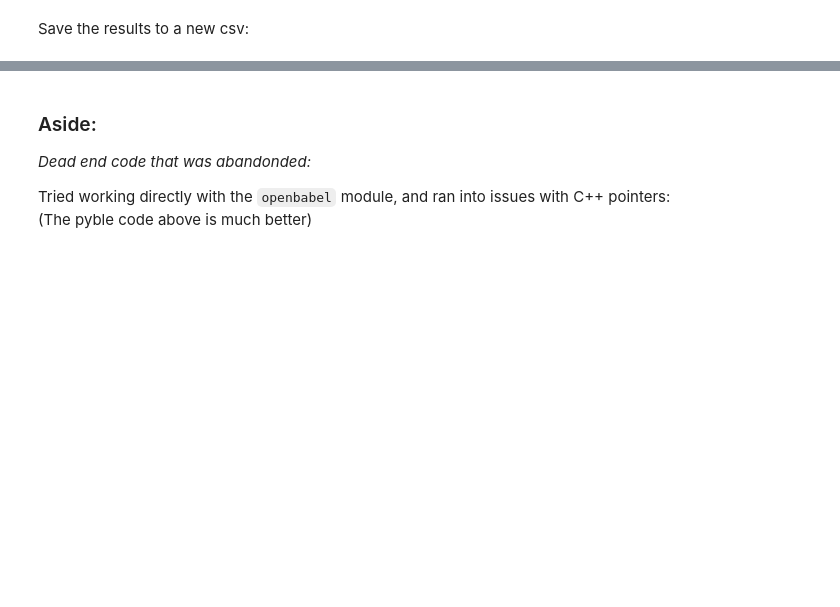
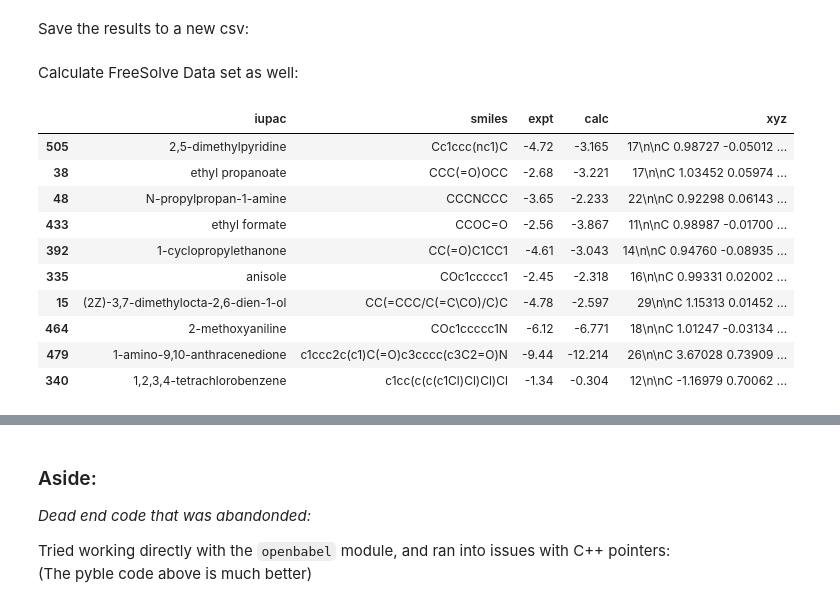
Before and after one commit to diogoviveiros/ai-group-4d-or-2d, a Jupyter notebook: Generating 3D Structures.ipynb, the cells around one changed output, grey strips where cells are left out. Saved outputs shown, nothing was run; the diff lists cells and outputs as text; code cells hidden in the pictures; blank space fills up the shorter version.

```diff
--- a/Generating 3D Structures.ipynb
+++ b/Generating 3D Structures.ipynb
@@ -190,3 +190,21 @@ But doesn't seem to have cause any problems.
 Save the results to a new csv:
 # %%
 data.to_csv('./data/HIV_with_3D.csv')
+# %% [markdown]
+Calculate FreeSolve Data set as well:
+# %%
+freesolv_samp = pd.read_csv('./data/FreeSolv.csv').sample(10)
+freesolv_samp = gen_3D_strings(freesolv_samp, 'smiles')
+freesolv_samp
+# %% [output]
+|  | iupac | smiles | expt | calc | xyz |
+| 505 | 2,5-dimethylpyridine | Cc1ccc(nc1)C | -4.72 | -3.165 | 17\n\nC 0.98727 -0.05012 ... |
+| 38 | ethyl propanoate | CCC(=O)OCC | -2.68 | -3.221 | 17\n\nC 1.03452 0.05974 ... |
+| 48 | N-propylpropan-1-amine | CCCNCCC | -3.65 | -2.233 | 22\n\nC 0.92298 0.06143 ... |
+| 433 | ethyl formate | CCOC=O | -2.56 | -3.867 | 11\n\nC 0.98987 -0.01700 ... |
+| 392 | 1-cyclopropylethanone | CC(=O)C1CC1 | -4.61 | -3.043 | 14\n\nC 0.94760 -0.08935 ... |
+| 335 | anisole | COc1ccccc1 | -2.45 | -2.318 | 16\n\nC 0.99331 0.02002 ... |
+| 15 | (2Z)-3,7-dimethylocta-2,6-dien-1-ol | CC(=CCC/C(=C\CO)/C)C | -4.78 | -2.597 | 29\n\nC 1.15313 0.01452 ... |
+| 464 | 2-methoxyaniline | COc1ccccc1N | -6.12 | -6.771 | 18\n\nC 1.01247 -0.03134 ... |
+| 479 | 1-amino-9,10-anthracenedione | c1ccc2c(c1)C(=O)c3cccc(c3C2=O)N | -9.44 | -12.214 | 26\n\nC 3.67028 0.73909 ... |
+| 340 | 1,2,3,4-tetrachlorobenzene | c1cc(c(c(c1Cl)Cl)Cl)Cl | -1.34 | -0.304 | 12\n\nC -1.16979 0.70062 ... |
```
Also changed, not shown: parts of 2 cells of this notebook, 1 other file.
